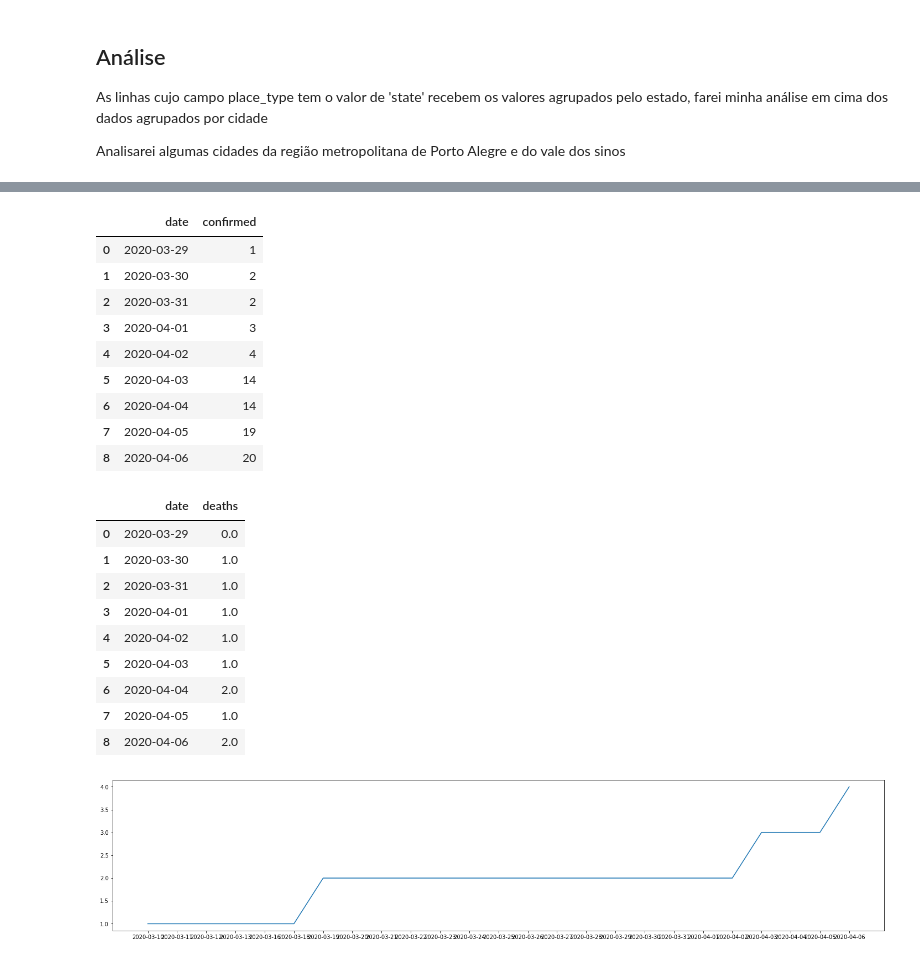
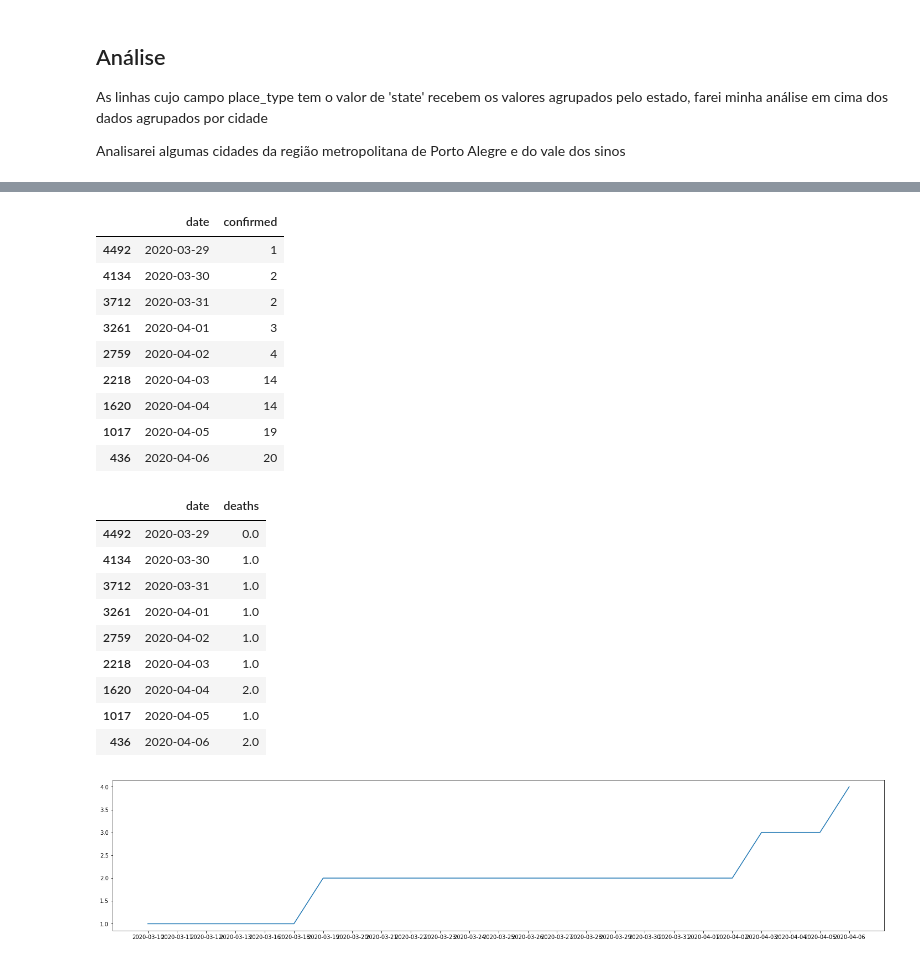
Before and after one commit to cassiogiehl/covid-19-analysis, a Jupyter notebook: analise_1.ipynb, the cells around one changed output, grey strips where cells are left out. Drawn from its saved outputs; the diff is of its cells as text; code cells hidden in the pictures.

```diff
--- a/analise_1.ipynb
+++ b/analise_1.ipynb
@@ -71,45 +39,41 @@ df_cities.head()
 # %%
 state = 'RS'
 city = 'Novo Hamburgo'
 
 df_confirmed = df_cities.loc[ df_cities['state'] == state ]
 df_confirmed = df_confirmed.loc[ df_cities['city'] == city ]
-# df_confirmed = df_confirmed.sort_values(by='date')
-df_confirmed = df_confirmed.groupby('date').sum()['confirmed'].reset_index()
-
+df_confirmed = df_confirmed.sort_values(by='date')
 df_confirmed[['date', 'confirmed']]
 # %% [output]
 |  | date | confirmed |
-| 0 | 2020-03-29 | 1 |
-| 1 | 2020-03-30 | 2 |
-| 2 | 2020-03-31 | 2 |
-| 3 | 2020-04-01 | 3 |
-| 4 | 2020-04-02 | 4 |
-| 5 | 2020-04-03 | 14 |
-| 6 | 2020-04-04 | 14 |
-| 7 | 2020-04-05 | 19 |
-| 8 | 2020-04-06 | 20 |
+| 4492 | 2020-03-29 | 1 |
+| 4134 | 2020-03-30 | 2 |
+| 3712 | 2020-03-31 | 2 |
+| 3261 | 2020-04-01 | 3 |
+| 2759 | 2020-04-02 | 4 |
+| 2218 | 2020-04-03 | 14 |
+| 1620 | 2020-04-04 | 14 |
+| 1017 | 2020-04-05 | 19 |
+| 436 | 2020-04-06 | 20 |
 # %%
 state = 'RS'
 city = 'Novo Hamburgo'
 
 df_deaths = df_cities.loc[ df_cities['state'] == state ]
 df_deaths = df_deaths.loc[ df_cities['city'] == city ]
-# df_deaths = df_deaths.sort_values(by='date')
-df_deaths = df_deaths.groupby('date').sum()['deaths'].reset_index()
-
+df_deaths = df_deaths.sort_values(by='date')
 df_deaths[['date', 'deaths']]
 # %% [output]
 |  | date | deaths |
-| 0 | 2020-03-29 | 0.0 |
-| 1 | 2020-03-30 | 1.0 |
-| 2 | 2020-03-31 | 1.0 |
-| 3 | 2020-04-01 | 1.0 |
-| 4 | 2020-04-02 | 1.0 |
-| 5 | 2020-04-03 | 1.0 |
-| 6 | 2020-04-04 | 2.0 |
-| 7 | 2020-04-05 | 1.0 |
-| 8 | 2020-04-06 | 2.0 |
+| 4492 | 2020-03-29 | 0.0 |
+| 4134 | 2020-03-30 | 1.0 |
+| 3712 | 2020-03-31 | 1.0 |
+| 3261 | 2020-04-01 | 1.0 |
+| 2759 | 2020-04-02 | 1.0 |
+| 2218 | 2020-04-03 | 1.0 |
+| 1620 | 2020-04-04 | 2.0 |
+| 1017 | 2020-04-05 | 1.0 |
+| 436 | 2020-04-06 | 2.0 |
 # %%
 plt.figure(figsize=(25, 5))
 plt.plot(df_confirmed['date'], df_confirmed['confirmed'])
```
Also changed, not shown: parts of 5 cells of this notebook.
